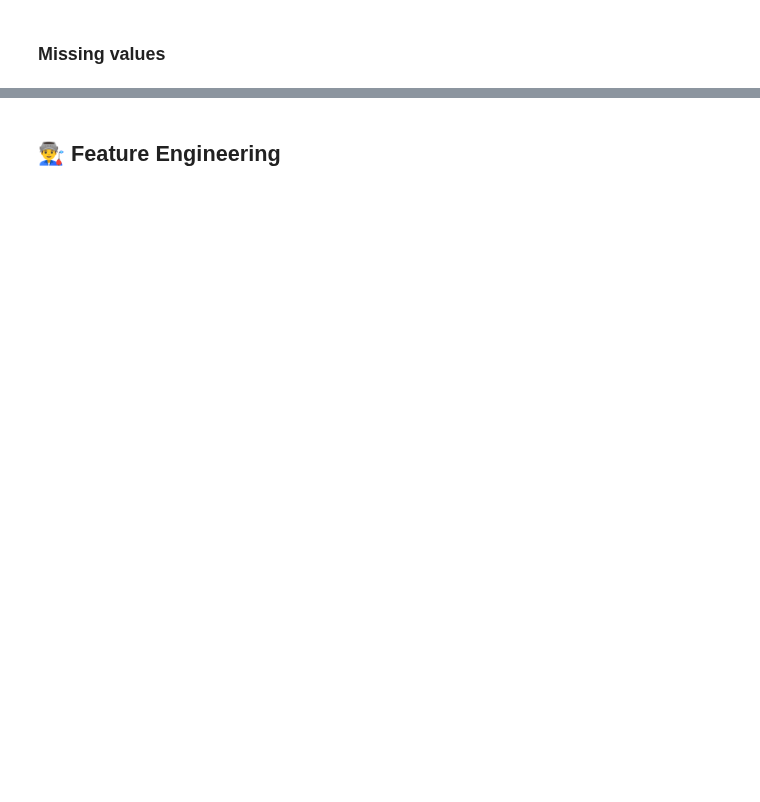
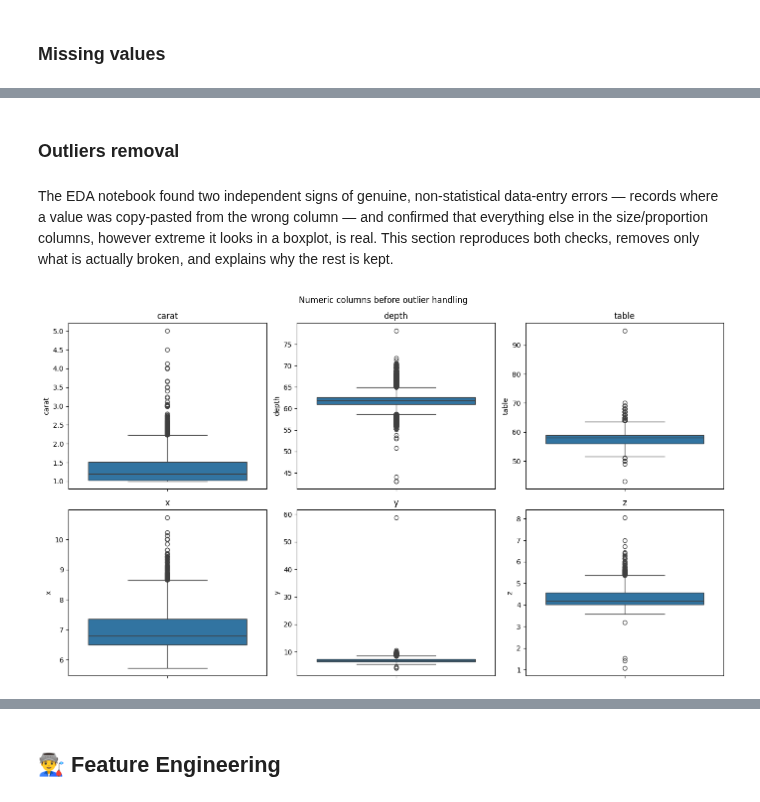
Before and after one commit to gamug/diamantes, a Jupyter notebook: notebooks/4-feat_eng/01-gmg-basic-feature-engineering-pipeline-2026_08_18.ipynb, the cells around one changed output, grey strips where cells are left out. Drawn from its saved outputs; the diff is of its cells as text; code cells hidden in the pictures; blank space fills up the shorter version.

Commit message:
feat: feature engineering finished and featured database done

```diff
--- a/notebooks/4-feat_eng/01-gmg-basic-feature-engineering-pipeline-2026_08_18.ipynb
+++ b/notebooks/4-feat_eng/01-gmg-basic-feature-engineering-pipeline-2026_08_18.ipynb
@@ -30,6 +39,7 @@ from sklearn.preprocessing import OneHotEncoder, OrdinalEncoder
 # %%
 DATA_DIR = Path.cwd().resolve().parents[1] / "data"
 
-titanic_df = pd.read_parquet(
-    DATA_DIR / "02_intermediate/titanic_type_fixed.parquet", engine="pyarrow"
+diamantes_df = pd.read_parquet(
+    DATA_DIR / "02_intermediate/diamantes_type_fixed.parquet", engine="pyarrow"
 )
+diamantes_df.shape
@@ -94,4 +84,8 @@ dtype: int64
 # %%
-duplicate_rows = titanic_features.duplicated().sum()
+duplicate_rows = diamantes_df.duplicated().sum()
 print("Number of duplicate rows: ", duplicate_rows)
+
+diamantes_dedup_df = diamantes_df.drop_duplicates().reset_index(drop=True)
+print("Shape before dedup: ", diamantes_df.shape)
+print("Shape after dedup:  ", diamantes_dedup_df.shape)
 # %% [output]
@@ -120,0 +97,14 @@ memory usage: 55.7 KB
+# %% [markdown]
+### Outliers removal
+# %% [markdown]
+The EDA notebook found two independent signs of genuine, non-statistical data-entry errors — records where a value was copy-pasted from the wrong column — and confirmed that everything else in the size/proportion columns, however extreme it looks in a boxplot, is real. This section reproduces both checks, removes only what is actually broken, and explains why the rest is kept.
+# %%
+fig, axes = plt.subplots(2, 3, figsize=(14, 8))
+for ax, col in zip(axes.ravel(), ["carat", "depth", "table", "x", "y", "z"], strict=True):
+    sns.boxplot(y=diamantes_dedup_df[col], ax=ax)
+    ax.set_title(col)
+plt.suptitle("Numeric columns before outlier handling")
+plt.tight_layout()
+plt.show()
+# %% [output]
+[figure, added]
```
Also changed, not shown: parts of 52 cells of this notebook, 3 other files.
